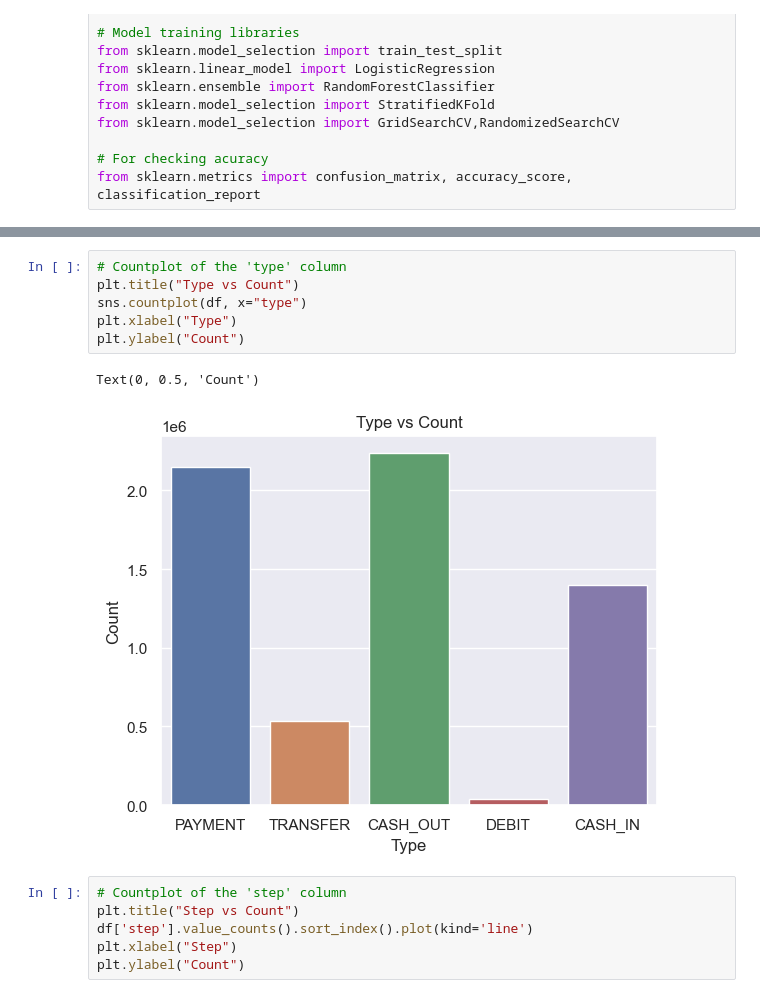
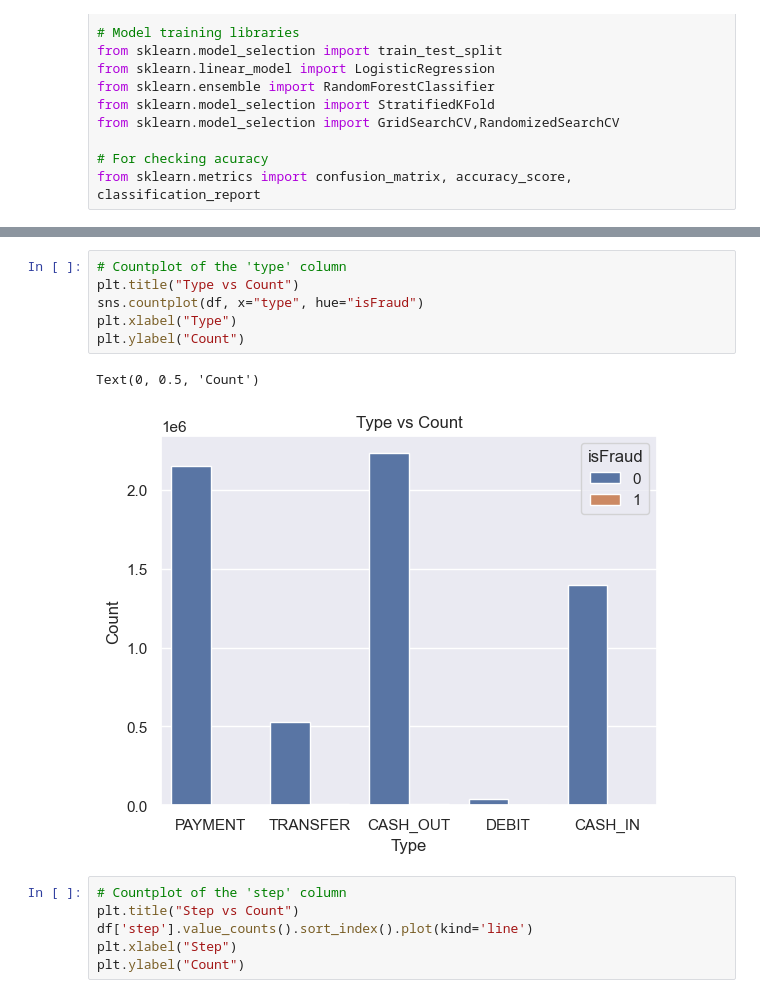
Before and after one commit to itsveence/Online_Payment_Fraud_Detection, a Jupyter notebook: Online_Payment_Fraud_Detection.ipynb, the cells around one changed output, grey strips where cells are left out. Drawn from its saved outputs; the diff is of its cells as text.

```diff
--- a/Online_Payment_Fraud_Detection.ipynb
+++ b/Online_Payment_Fraud_Detection.ipynb
@@ -58,12 +58,12 @@ memory usage: 534.0+ MB
 # %%
 # Countplot of the 'type' column
 plt.title("Type vs Count")
-sns.countplot(df, x="type")
+sns.countplot(df, x="type", hue="isFraud")
 plt.xlabel("Type")
 plt.ylabel("Count")
 # %% [output]
 Text(0, 0.5, 'Count')
-[figure, old version]
+[figure, new version]
 # %%
 # Countplot of the 'step' column
 plt.title("Step vs Count")
```
Also changed, not shown: parts of 3 cells of this notebook.
